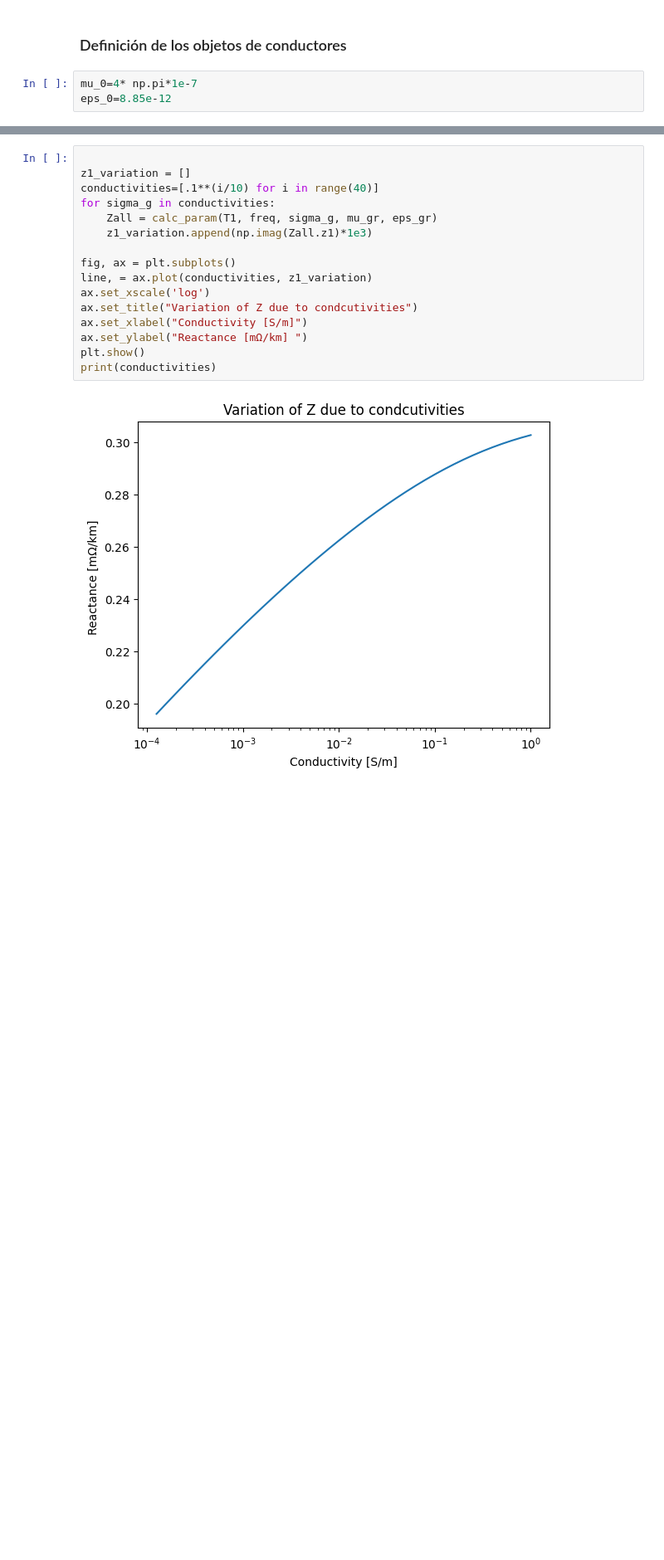
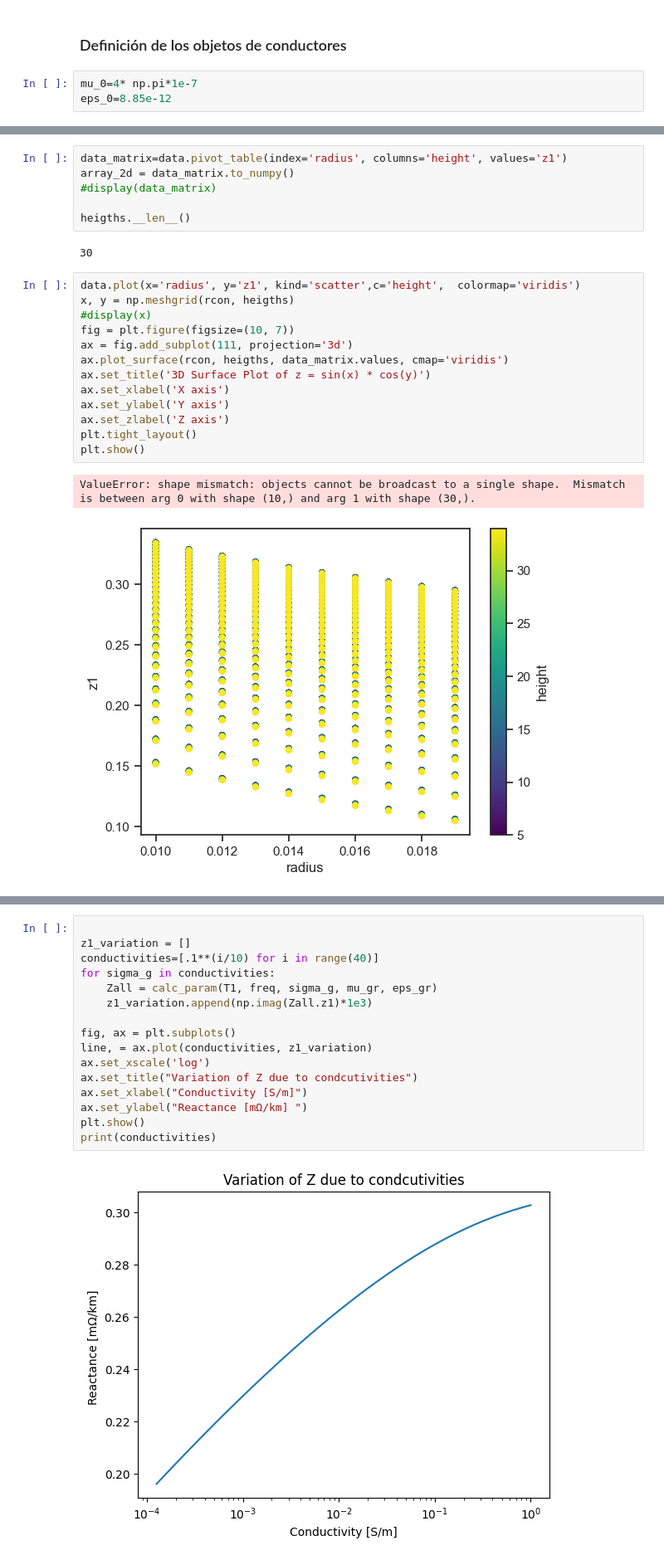
Before and after one commit to ErnestoPerezUN/Transmission-Lines, a Jupyter notebook: Calc_param.ipynb, the cells around one changed output, grey strips where cells are left out. Shown at 83% size. Drawn from its saved outputs; the diff is of its cells as text; blank space fills up the shorter version.

```diff
--- a/Calc_param.ipynb
+++ b/Calc_param.ipynb
@@ -67,0 +121,24 @@ plt.show()
+# %%
+data_matrix=data.pivot_table(index='radius', columns='height', values='z1')
+array_2d = data_matrix.to_numpy()
+#display(data_matrix)
+
+heigths.__len__()
+# %% [output]
+30
+# %%
+data.plot(x='radius', y='z1', kind='scatter',c='height',  colormap='viridis')
+x, y = np.meshgrid(rcon, heigths)
+#display(x)
+fig = plt.figure(figsize=(10, 7))
+ax = fig.add_subplot(111, projection='3d')
+ax.plot_surface(rcon, heigths, data_matrix.values, cmap='viridis')
+ax.set_title('3D Surface Plot of z = sin(x) * cos(y)')
+ax.set_xlabel('X axis')
+ax.set_ylabel('Y axis')
+ax.set_zlabel('Z axis')
+plt.tight_layout()
+plt.show()
+# %% [output]
+ValueError: shape mismatch: objects cannot be broadcast to a single shape.  Mismatch is between arg 0 with shape (10,) and arg 1 with shape (30,).
+[figure, added]
```
Also changed, not shown: parts of 9 cells of this notebook, 1 other file.
